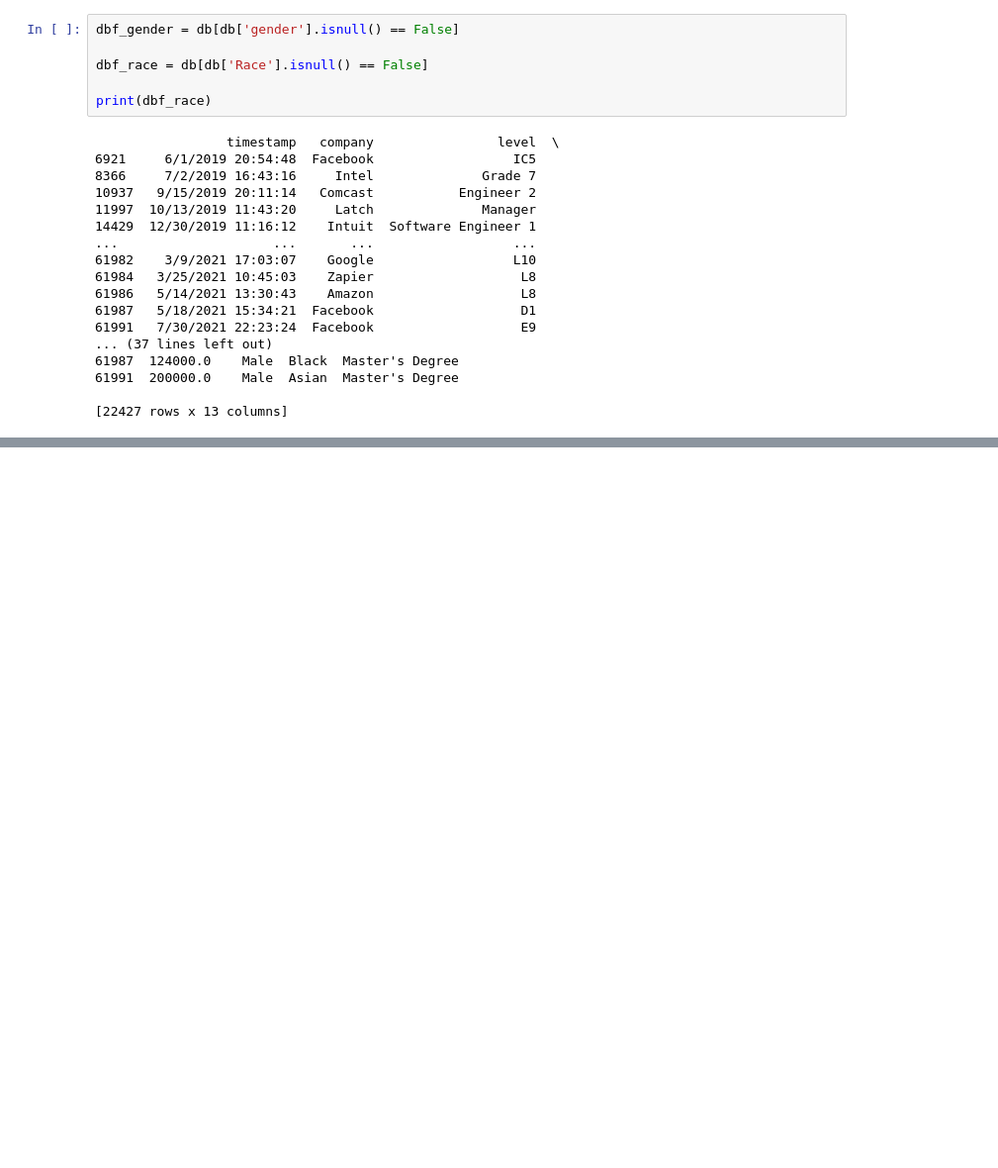
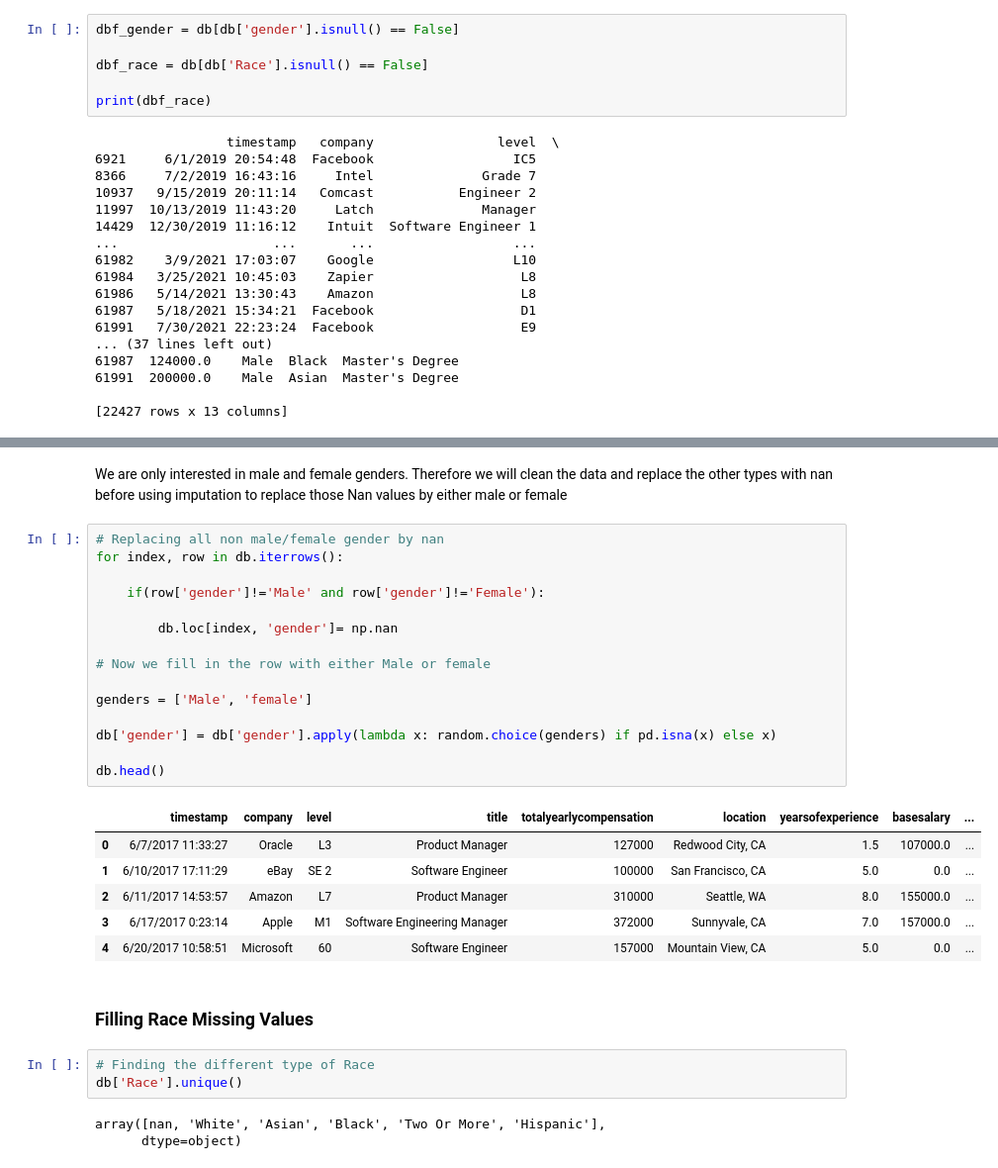
Before and after one commit to oherre11-afk/CMSC320-Final-Project, a Jupyter notebook: final.ipynb, the cells around one changed output, grey strips where cells are left out. Shown: that part at 99% size. Saved outputs shown, nothing was run; the diff lists cells and outputs as text; blank space fills up the shorter version.

```diff
--- a/final.ipynb
+++ b/final.ipynb
@@ -107,0 +148,32 @@ print(dbf_race)
+# %% [markdown]
+We are only interested in male and female genders. Therefore we will clean the data and replace the other types with nan before using imputation to replace those Nan values by either male or female
+# %%
+# Replacing all non male/female gender by nan
+for index, row in db.iterrows():
+
+    if(row['gender']!='Male' and row['gender']!='Female'):
+
+        db.loc[index, 'gender']= np.nan
+
+# Now we fill in the row with either Male or female
+
+genders = ['Male', 'female']
+
+db['gender'] = db['gender'].apply(lambda x: random.choice(genders) if pd.isna(x) else x)
+
+db.head()
+# %% [output]
+|  | timestamp | company | level | title | totalyearlycompensation | location | yearsofexperience | basesalary | ... |
+| 0 | 6/7/2017 11:33:27 | Oracle | L3 | Product Manager | 127000 | Redwood City, CA | 1.5 | 107000.0 | ... |
+| 1 | 6/10/2017 17:11:29 | eBay | SE 2 | Software Engineer | 100000 | San Francisco, CA | 5.0 | 0.0 | ... |
+| 2 | 6/11/2017 14:53:57 | Amazon | L7 | Product Manager | 310000 | Seattle, WA | 8.0 | 155000.0 | ... |
+| 3 | 6/17/2017 0:23:14 | Apple | M1 | Software Engineering Manager | 372000 | Sunnyvale, CA | 7.0 | 157000.0 | ... |
+| 4 | 6/20/2017 10:58:51 | Microsoft | 60 | Software Engineer | 157000 | Mountain View, CA | 5.0 | 0.0 | ... |
+# %% [markdown]
+<h3> Filling Race Missing Values</h3>
+# %%
+# Finding the different type of Race
+db['Race'].unique()
+# %% [output]
+array([nan, 'White', 'Asian', 'Black', 'Two Or More', 'Hispanic'],
+      dtype=object)
```
Also changed, not shown: parts of 18 cells of this notebook.
